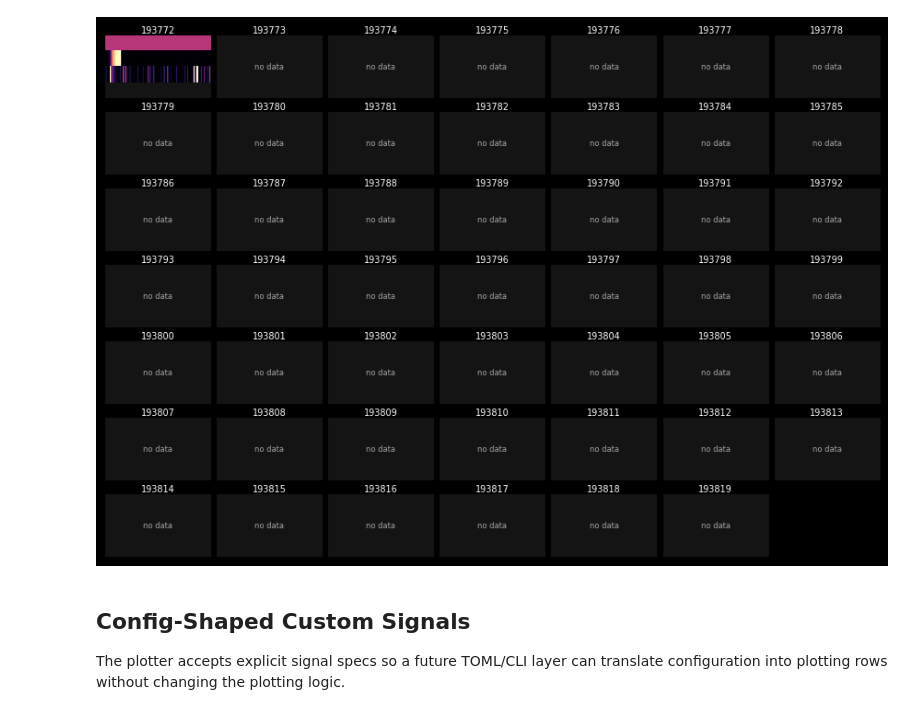
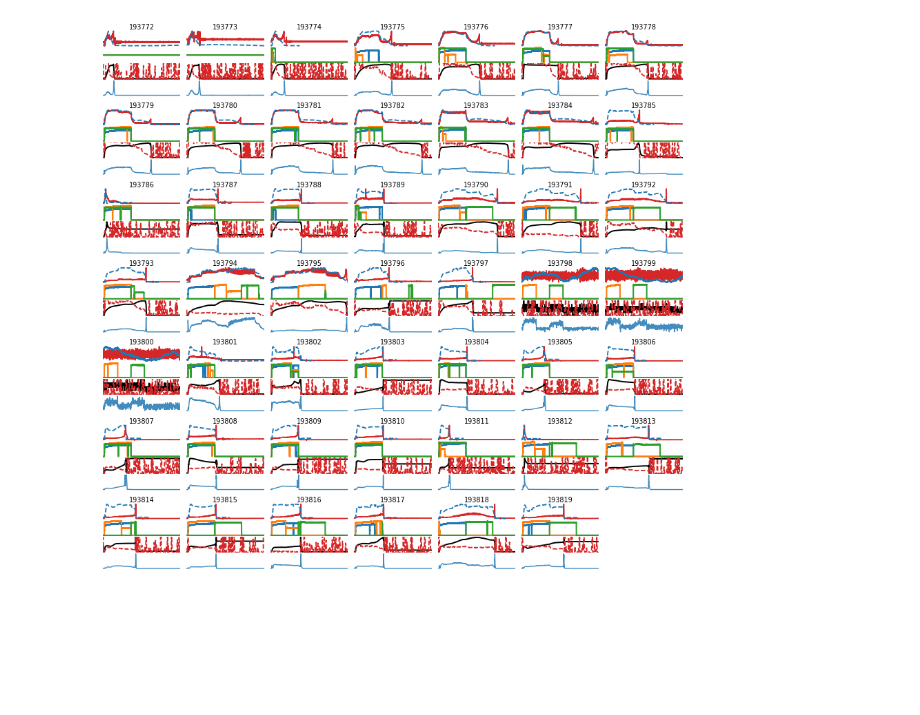
Before and after one commit to queezz/lhd-data, a Jupyter notebook: examples/fundamental_map.ipynb, the cells around one changed output. Cells and saved outputs as stored; diff of their text form; code cells hidden in the pictures; blank space fills up the shorter version.

```diff
--- a/examples/fundamental_map.ipynb
+++ b/examples/fundamental_map.ipynb
@@ -9,10 +9,9 @@ This notebook only reads cached data from `../local/`. It does not download diag
 # %%
 from pathlib import Path
 
-from lhd_data.plotting import FundamentalSignalSpec, plot_fundamental_map
+from lhd_data.plotting import plot_fundamental_map
 
-CACHE_DIR = Path("../local/lhd_data")
-if not CACHE_DIR.exists():
-    CACHE_DIR = Path("../local/bh-molecule")
+#CACHE_DIR = Path("../local/lhd_data")
+CACHE_DIR = Path("../local/bh-molecule")
 
 SHOTS = range(193772, 193820)
@@ -40,17 +42,14 @@ The same plot can be rendered for dark poster backgrounds.
 # %%
-fig_dark, axes_dark = plot_fundamental_map(
+fig_independent, axes_independent = plot_fundamental_map(
     SHOTS,
     cache_dir=CACHE_DIR,
     columns=7,
     tmin=3.2,
     tmax=9.0,
-    time_bins=96,
-    scale="global",
-    dark=True,
+    show_nbi=[1, 2, 3],
+    halpha_mode="default",
+    te_ylim=(0, 3),
+    y_normalization="independent",
 )
 # %% [output]
-[figure, old version]
+[figure, new version]
-# %% [markdown]
-## Config-Shaped Custom Signals
-
-The plotter accepts explicit signal specs so a future TOML/CLI layer can translate configuration into plotting rows without changing the plotting logic.
```
Also changed, not shown: parts of 9 cells of this notebook, 5 other files.
